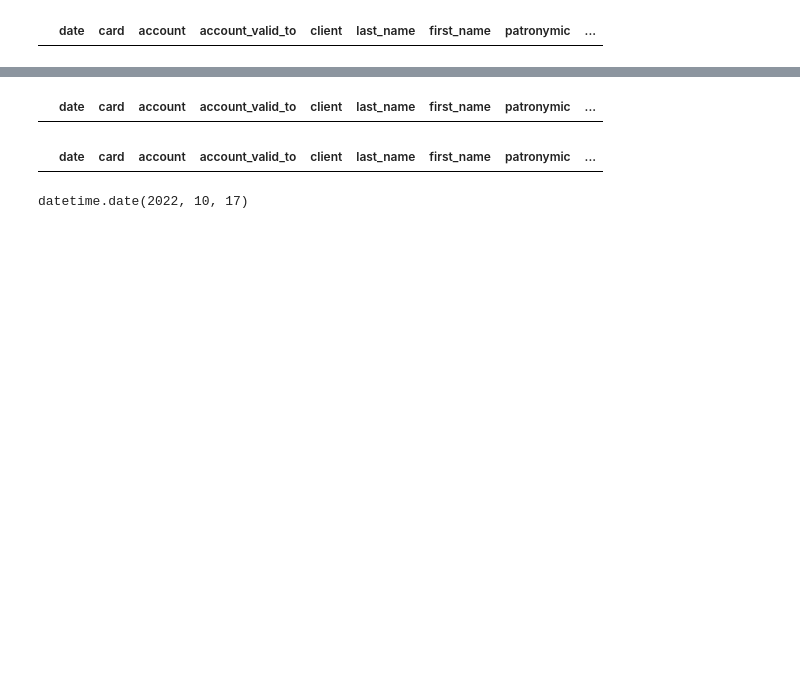
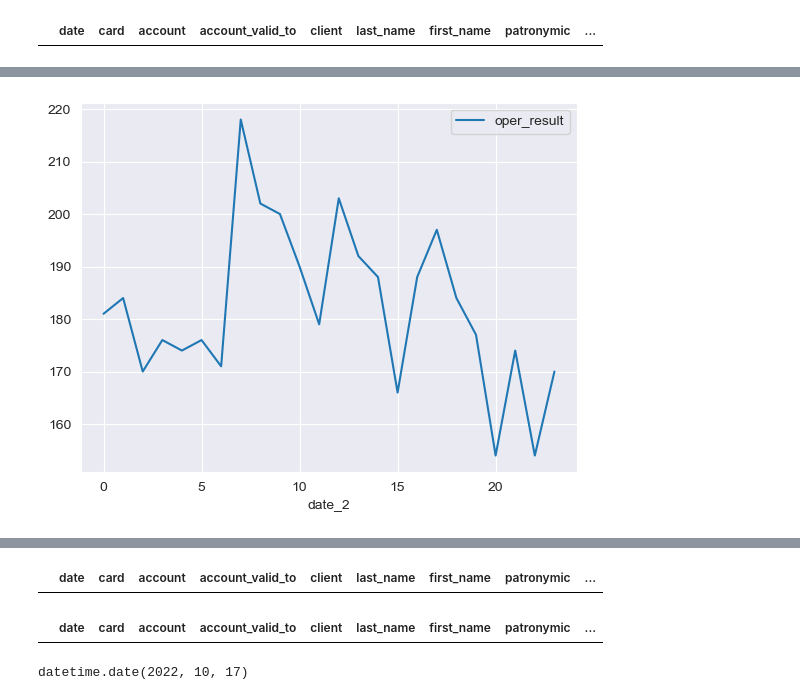
Before and after one commit to kishik/opportunity, a Jupyter notebook: research.ipynb, the cells around one changed output, grey strips where cells are left out. Cells and saved outputs as stored; diff of their text form; code cells hidden in the pictures; blank space fills up the shorter version.

```diff
--- a/research.ipynb
+++ b/research.ipynb
@@ -129,0 +133,13 @@ night_operations.describe()
+# %%
+pl_good = data_1[data_1['oper_result'] == True]
+pl_bad = data_1[data_1['oper_result'] == False]
+
+pl_gr_g = pl_good.groupby('date_2')['oper_result'].count().reset_index()
+pl_gr_b = pl_bad.groupby('date_2')['oper_result'].count().reset_index()
+
+
+
+pl_gr_g.plot(x = 'date_2', y = 'oper_result')
+plt.show()
+# %% [output]
+[figure, added]
```
Also changed, not shown: parts of 40 cells of this notebook, 5 other files.
